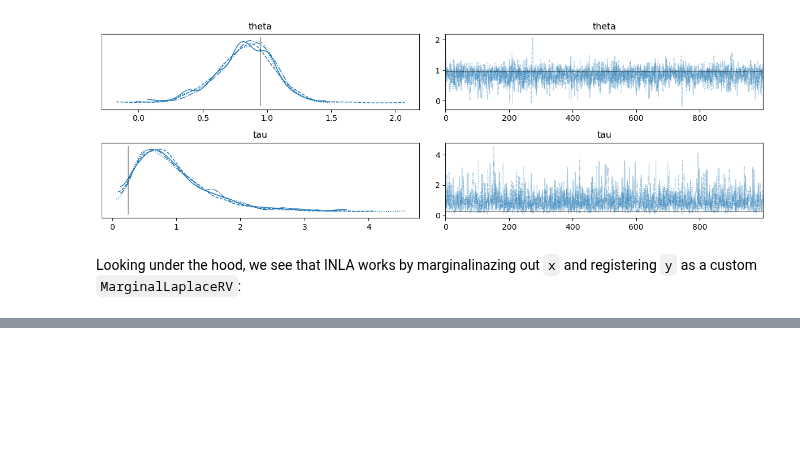
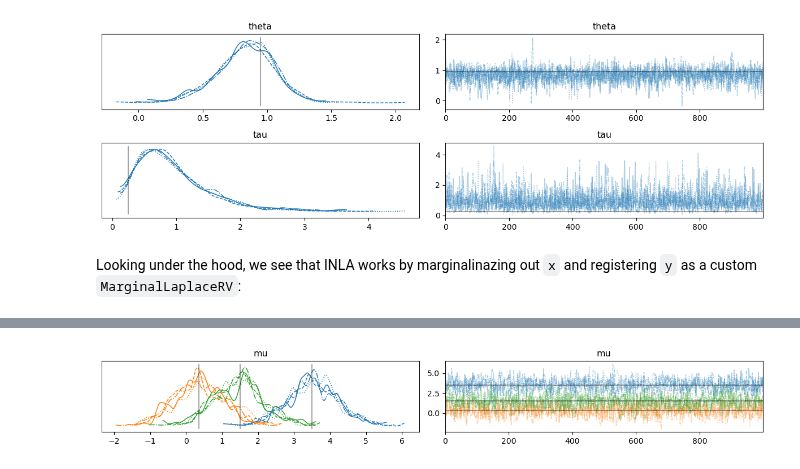
Before and after one commit to pymc-devs/pymc-extras, a Jupyter notebook: notebooks/INLA Example.ipynb, the cells around one changed output, grey strips where cells are left out. Cells and saved outputs as stored; diff of their text form; code cells hidden in the pictures; blank space fills up the shorter version.

Commit message:
added normals to notebook

```diff
--- a/notebooks/INLA Example.ipynb
+++ b/notebooks/INLA Example.ipynb
@@ -159,0 +175,25 @@ pm.model_to_graphviz(marginal_model)
+# %%
+rng = np.random.default_rng(123)
+
+n = 10000
+d = 3
+
+mu_mu = 10 * rng.random(d)
+mu_true = rng.random(d)
+tau = np.identity(d)
+cov = np.linalg.inv(tau)
+y_obs = rng.multivariate_normal(mean=mu_true, cov=cov, size=n)
+
+with pm.Model() as model:
+    mu = pm.MvNormal("mu", mu=mu_mu, tau=tau)
+    x = pm.MvNormal("x", mu=mu, tau=tau)
+    y = pm.MvNormal("y", mu=x, tau=tau, observed=y_obs)
+
+    idata = pmx.fit(
+        method="INLA",
+        x=x,
+        Q=tau,
+        return_latent_posteriors=False,
+    )
+
+posterior_mean_true = (mu_mu + mu_true) / 2
@@ -159,0 +206,10 @@ pm.model_to_graphviz(marginal_model)
+# %%
+az.plot_trace(
+    idata,
+    lines=[
+        ("mu", {}, posterior_mean_true),
+    ],
+)
+plt.tight_layout()
+# %% [output]
+[figure, added]
```
Also changed, not shown: parts of 2 cells of this notebook.
